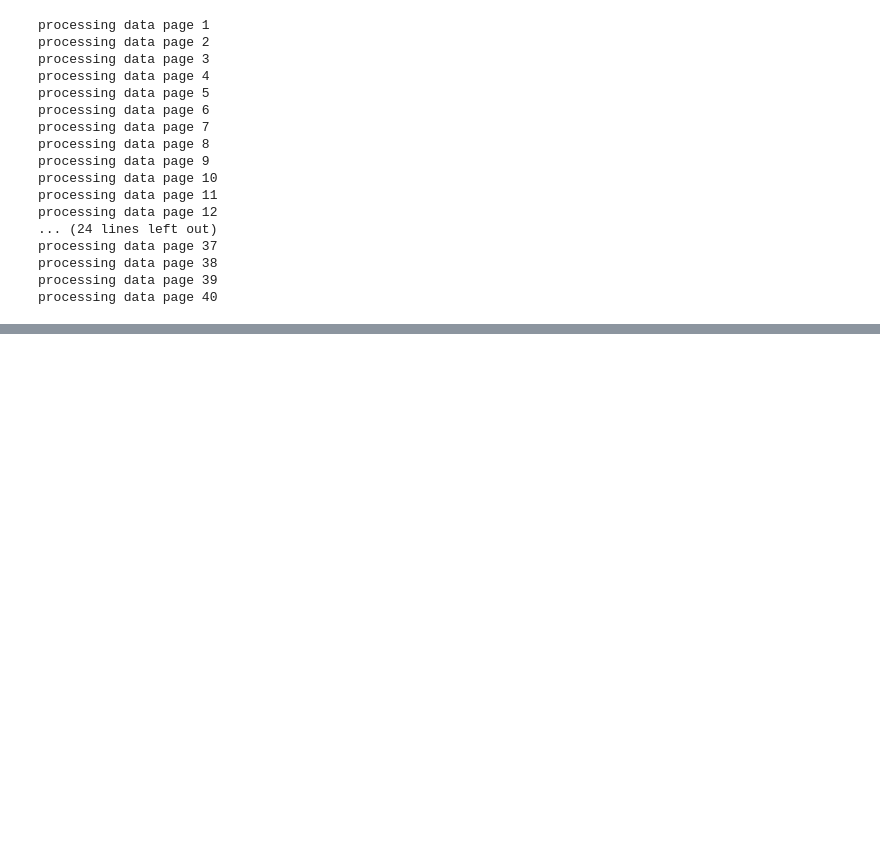
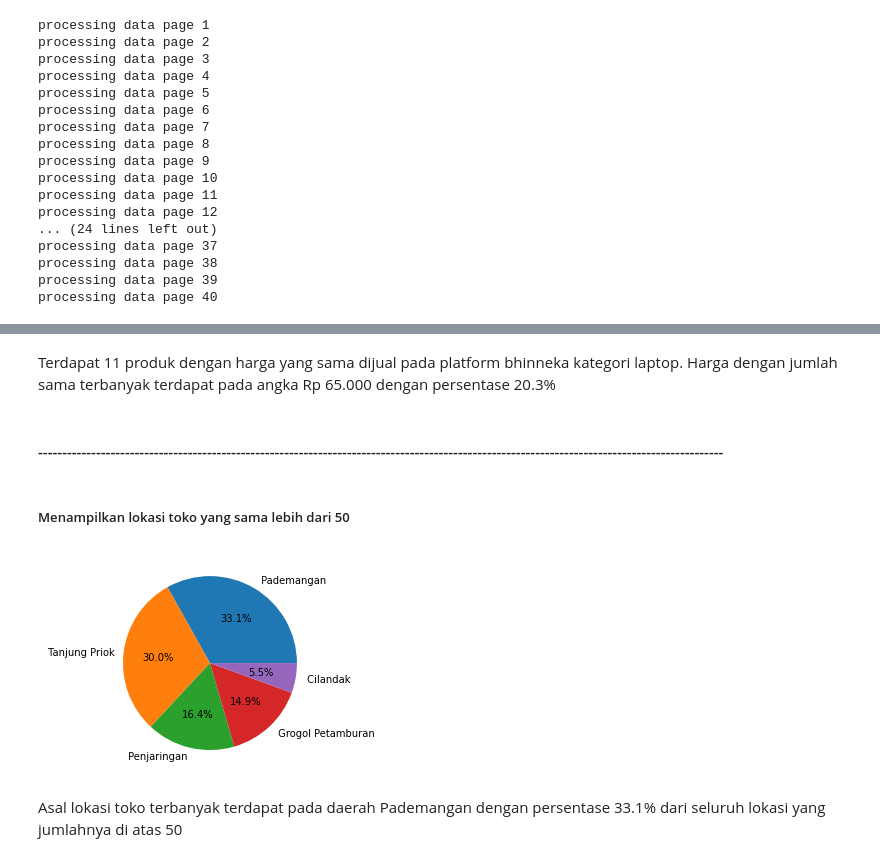
Before and after one commit to wargabasdat/Seleksi-2023-Tugas-1, a Jupyter notebook: Data Scraping/src/bhinneka_scrape.ipynb, the cells around one changed output, grey strips where cells are left out. Cells and saved outputs as stored; diff of their text form; code cells hidden in the pictures; blank space fills up the shorter version.

```diff
--- a/Data Scraping/src/bhinneka_scrape.ipynb
+++ b/Data Scraping/src/bhinneka_scrape.ipynb
@@ -169,0 +208,21 @@ data3.plot(kind="pie")
+# %% [markdown]
+Terdapat 11 produk dengan harga yang sama dijual pada platform bhinneka kategori laptop.
+Harga dengan jumlah sama terbanyak terdapat pada angka Rp 65.000 dengan persentase 20.3%
+# %% [markdown]
+#### ----------------------------------------------------------------------------------------------------------------------------------------------
+# %% [markdown]
+##### Menampilkan lokasi toko yang sama lebih dari 50
+# %%
+data2 = data["lokasi_toko"].value_counts()
+data3 = data2[data2 > 50]
+# Menghitung persentase tiap bagian
+total_count = data3.sum()
+data3_percent = data3 / total_count * 100
+
+# Membuat diagram pie dengan persentase tiap bagian
+plt.pie(data3_percent, labels=data3_percent.index, autopct='%1.1f%%')
+plt.show()
+# %% [output]
+[figure, added]
+# %% [markdown]
+Asal lokasi toko terbanyak terdapat pada daerah Pademangan dengan persentase 33.1% dari seluruh lokasi yang jumlahnya di atas 50
```
Also changed, not shown: parts of 17 cells of this notebook, 22 other files.
